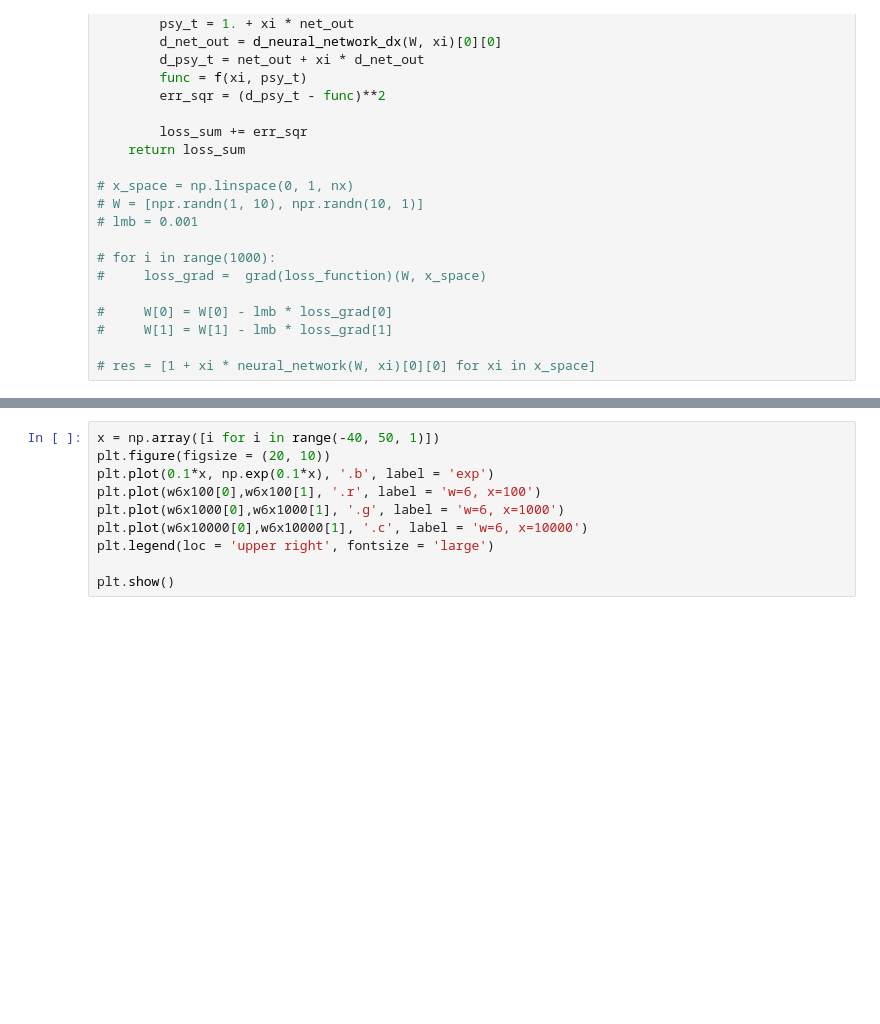
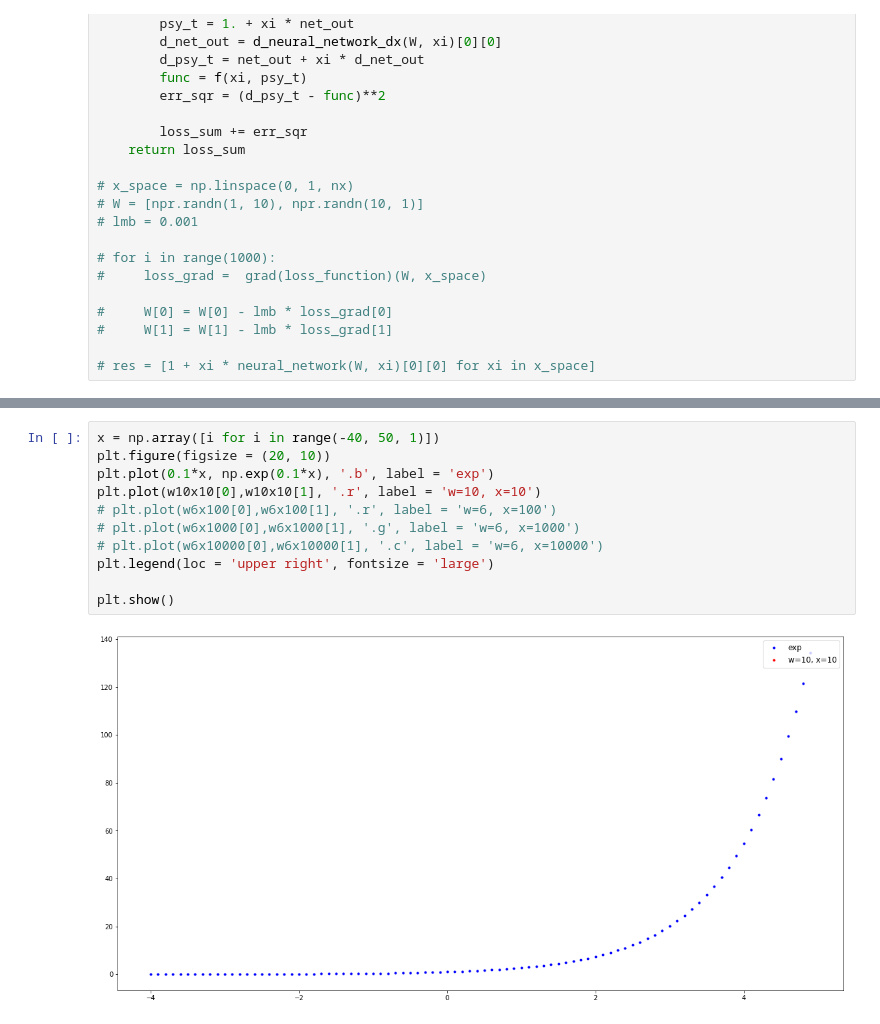
Before and after one commit to KyungRyeolBaek/study, a Jupyter notebook: AI study/ODE/ErrorCorr.ipynb, the cells around one changed output, grey strips where cells are left out. Drawn from its saved outputs; the diff is of its cells as text; blank space fills up the shorter version.

```diff
--- a/AI study/ODE/ErrorCorr.ipynb
+++ b/AI study/ODE/ErrorCorr.ipynb
@@ -150,10 +214,13 @@ w1:  [array([0.5465381], dtype=float32)] w2:  [array([-0.08965334], dtype=float3
 # %%
 x = np.array([i for i in range(-40, 50, 1)])
 plt.figure(figsize = (20, 10))
 plt.plot(0.1*x, np.exp(0.1*x), '.b', label = 'exp')
-plt.plot(w6x100[0],w6x100[1], '.r', label = 'w=6, x=100')
-plt.plot(w6x1000[0],w6x1000[1], '.g', label = 'w=6, x=1000')
-plt.plot(w6x10000[0],w6x10000[1], '.c', label = 'w=6, x=10000')
+plt.plot(w10x10[0],w10x10[1], '.r', label = 'w=10, x=10')
+# plt.plot(w6x100[0],w6x100[1], '.r', label = 'w=6, x=100')
+# plt.plot(w6x1000[0],w6x1000[1], '.g', label = 'w=6, x=1000')
+# plt.plot(w6x10000[0],w6x10000[1], '.c', label = 'w=6, x=10000')
 plt.legend(loc = 'upper right', fontsize = 'large')
 
 plt.show()
+# %% [output]
+[figure, added]
```
Also changed, not shown: parts of 3 cells of this notebook.
